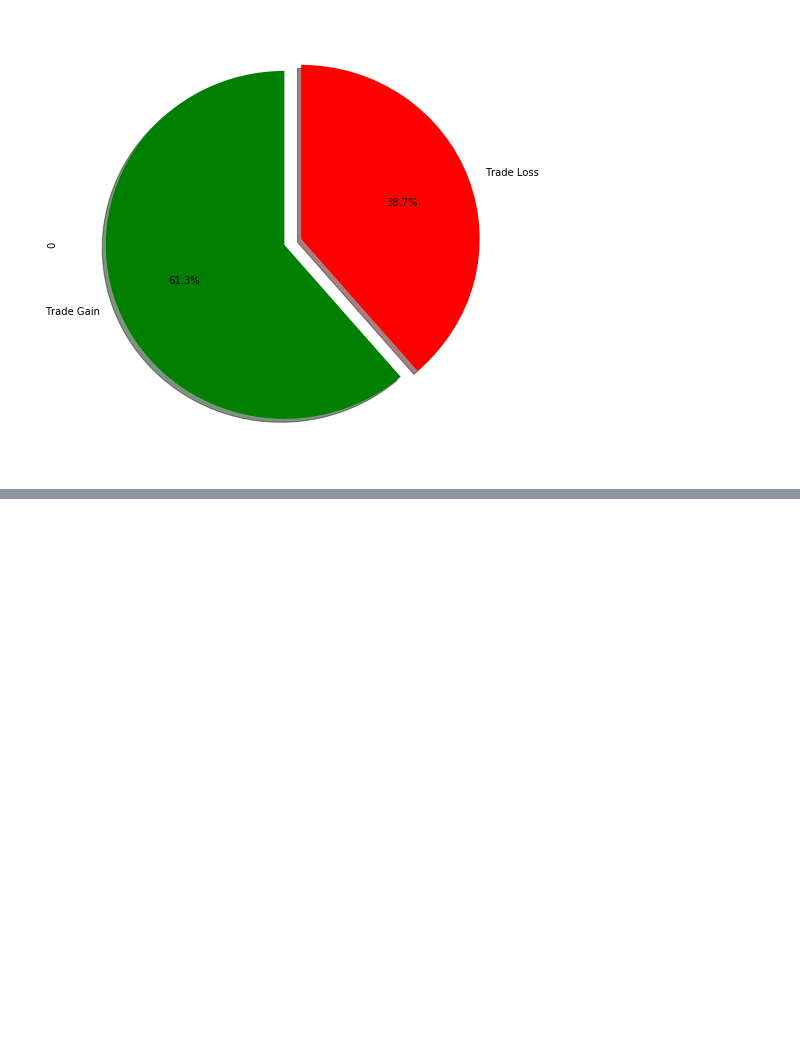
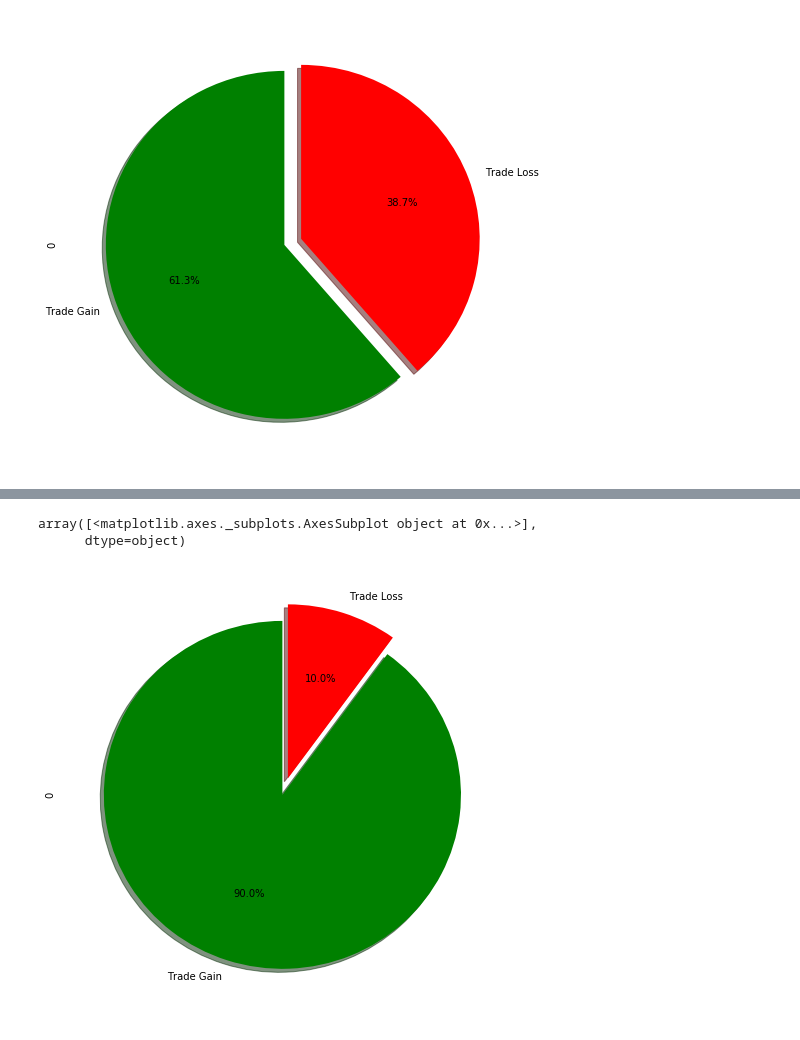
Before and after one commit to JulianotCosta/codetrading, a Jupyter notebook: Analise_Infinity_XP.ipynb, the cells around one changed output, grey strips where cells are left out. Cells and saved outputs as stored; diff of their text form; code cells hidden in the pictures; blank space fills up the shorter version.

```diff
--- a/Analise_Infinity_XP.ipynb
+++ b/Analise_Infinity_XP.ipynb
@@ -269,0 +290,12 @@ array([<matplotlib.axes._subplots.AxesSubplot object at 0x...>],
+# %%
+subcodecsa2 = codecsa[codecsa['Set'] == ('I-RANGE_ROVER')]
+TradeGain = subcodecsa2[subcodecsa2['Valor'] > 0].count()[0]
+TradeLoss = subcodecsa2[subcodecsa2['Valor'] < 0].count()[0]
+colors = ['green','red']
+df = pd.DataFrame([TradeGain,TradeLoss], index=['Trade Gain', 'Trade Loss'])
+df.plot(kind='pie', subplots=True, figsize=(8, 8), autopct='%1.1f%%', startangle=90, shadow=True, explode=(0, 0.1),
+        legend=False,colors=colors)
+# %% [output]
+array([<matplotlib.axes._subplots.AxesSubplot object at 0x...>],
+      dtype=object)
+[figure, added]
```
Also changed, not shown: parts of 12 cells of this notebook, 1 other file.
